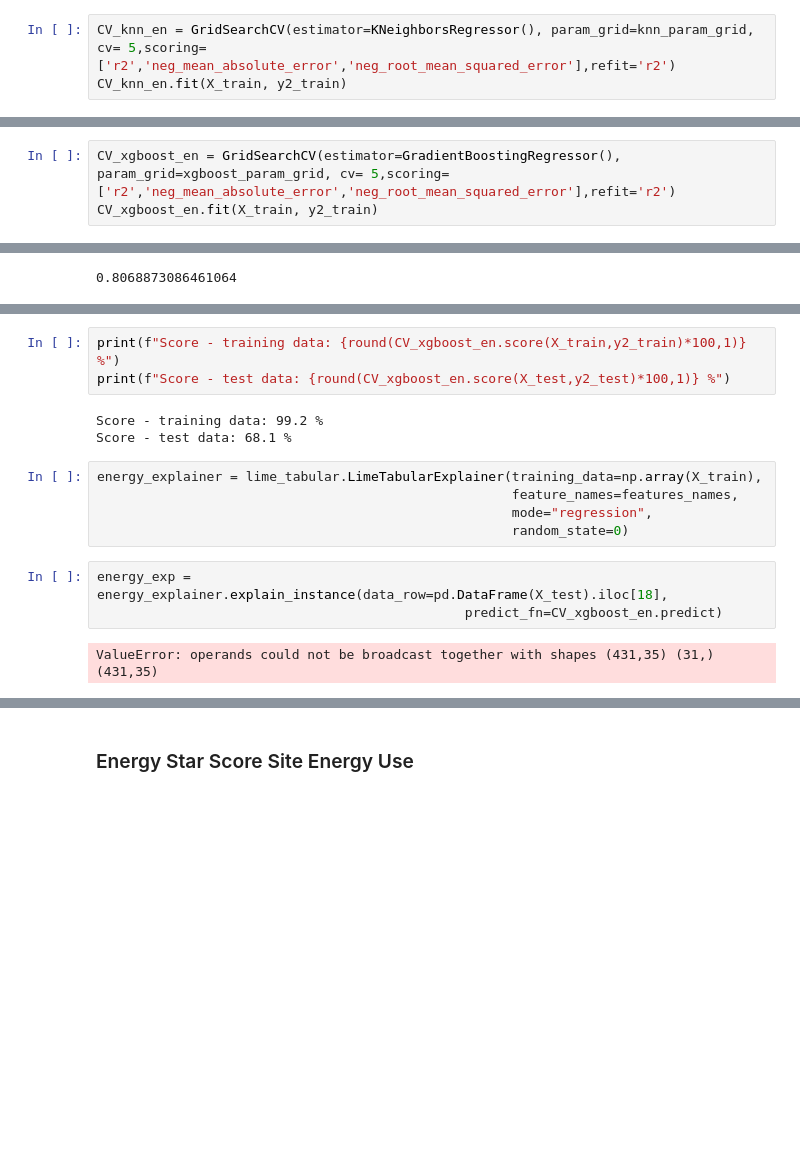
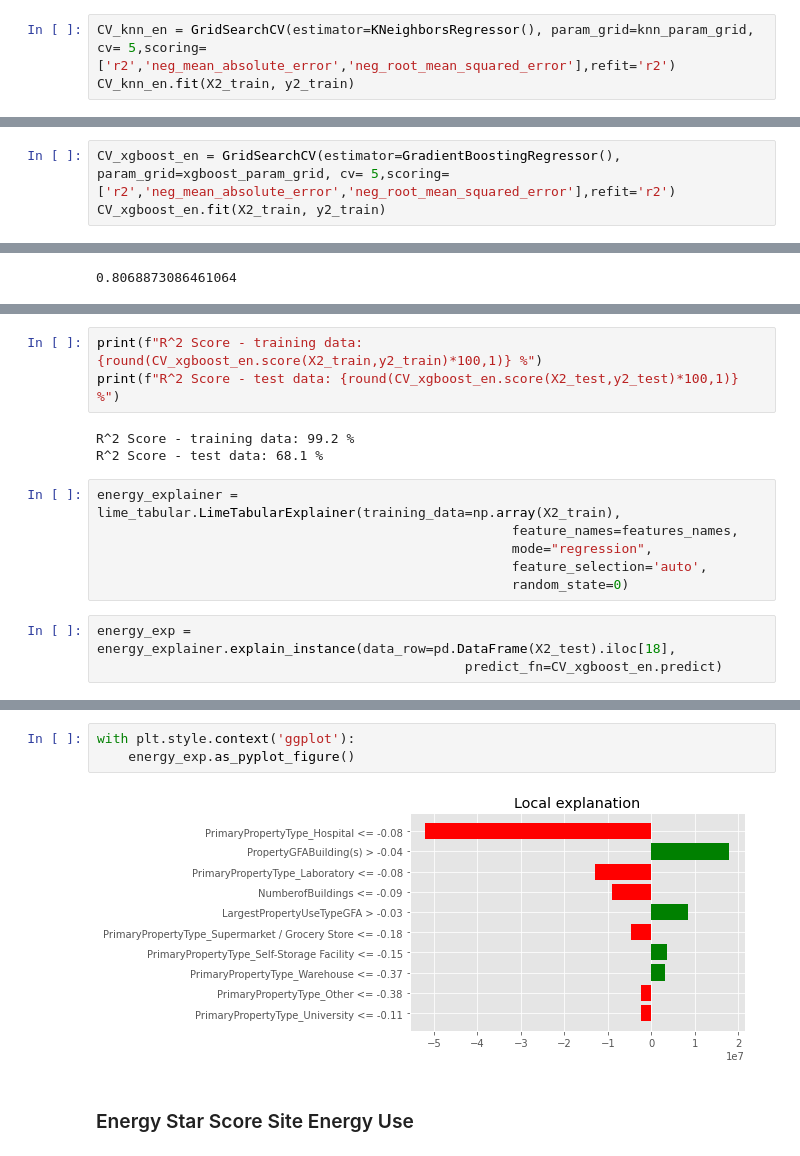
Before and after one commit to azioba/Notebook, a Jupyter notebook: Projet_4.ipynb, the cells around one changed output, grey strips where cells are left out. Cells and saved outputs as stored; diff of their text form; blank space fills up the shorter version.

```diff
--- a/Projet_4.ipynb
+++ b/Projet_4.ipynb
@@ -1024,7 +1031,7 @@ Score - test data: 20.17 %
 ### - KNN Regressor
 # %%
 CV_knn_en = GridSearchCV(estimator=KNeighborsRegressor(), param_grid=knn_param_grid, cv= 5,scoring=['r2','neg_mean_absolute_error','neg_root_mean_squared_error'],refit='r2')
-CV_knn_en.fit(X_train, y2_train)
+CV_knn_en.fit(X2_train, y2_train)
 # %% [output]
 GridSearchCV(cv=5, estimator=KNeighborsRegressor(),
              param_grid={'n_neighbors': [10, 11, 12, 13, 14, 15, 16, 17, 18, 19,
@@ -1047,7 +1054,7 @@ Score - test data: 46.6 %
 ### - XGBoost
 # %%
 CV_xgboost_en = GridSearchCV(estimator=GradientBoostingRegressor(), param_grid=xgboost_param_grid, cv= 5,scoring=['r2','neg_mean_absolute_error','neg_root_mean_squared_error'],refit='r2')
-CV_xgboost_en.fit(X_train, y2_train)
+CV_xgboost_en.fit(X2_train, y2_train)
 # %% [output]
 GridSearchCV(cv=5, estimator=GradientBoostingRegressor(),
              param_grid={'max_depth': [4, 5, 6, 7, 8],
@@ -1082,25 +1089,29 @@ CV_xgboost_en.cv_results_
         33, 35, 37, 39, 23, 33, 35, 37, 39, 71, 72, 73, 74, 75, 21, 25, 27,
         29, 31, 21, 25, 27, 29, 31])}
 # %%
-print(f"Score - training data: {round(CV_xgboost_en.score(X_train,y2_train)*100,1)} %")
-print(f"Score - test data: {round(CV_xgboost_en.score(X_test,y2_test)*100,1)} %")
+print(f"R^2 Score - training data: {round(CV_xgboost_en.score(X2_train,y2_train)*100,1)} %")
+print(f"R^2 Score - test data: {round(CV_xgboost_en.score(X2_test,y2_test)*100,1)} %")
 # %% [output]
-Score - training data: 99.2 %
-Score - test data: 68.1 %
+R^2 Score - training data: 99.2 %
+R^2 Score - test data: 68.1 %
 # %%
-energy_explainer = lime_tabular.LimeTabularExplainer(training_data=np.array(X_train),
+energy_explainer = lime_tabular.LimeTabularExplainer(training_data=np.array(X2_train),
                                                      feature_names=features_names,
                                                      mode="regression",
+                                                     feature_selection='auto',
                                                      random_state=0)
 # %%
-energy_exp = energy_explainer.explain_instance(data_row=pd.DataFrame(X_test).iloc[18],
+energy_exp = energy_explainer.explain_instance(data_row=pd.DataFrame(X2_test).iloc[18],
                                                predict_fn=CV_xgboost_en.predict)
-# %% [output]
-ValueError: operands could not be broadcast together with shapes (431,35) (31,) (431,35)
 # %%
 energy_exp.show_in_notebook(show_table=True)
 # %% [output]
 [interactive output not drawn]
+# %%
+with plt.style.context('ggplot'):
+    energy_exp.as_pyplot_figure()
+# %% [output]
+[figure, added]
 # %% [markdown]
 ### Energy Star Score Site Energy Use
 # %%
```
Also changed, not shown: parts of 39 cells of this notebook.
